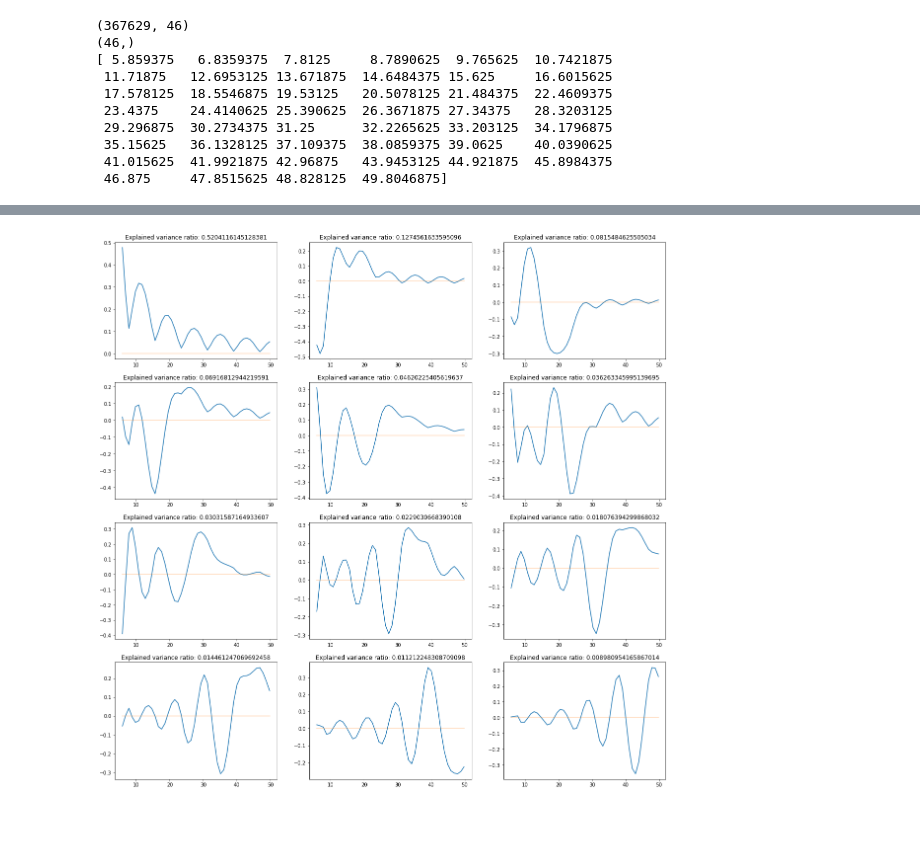
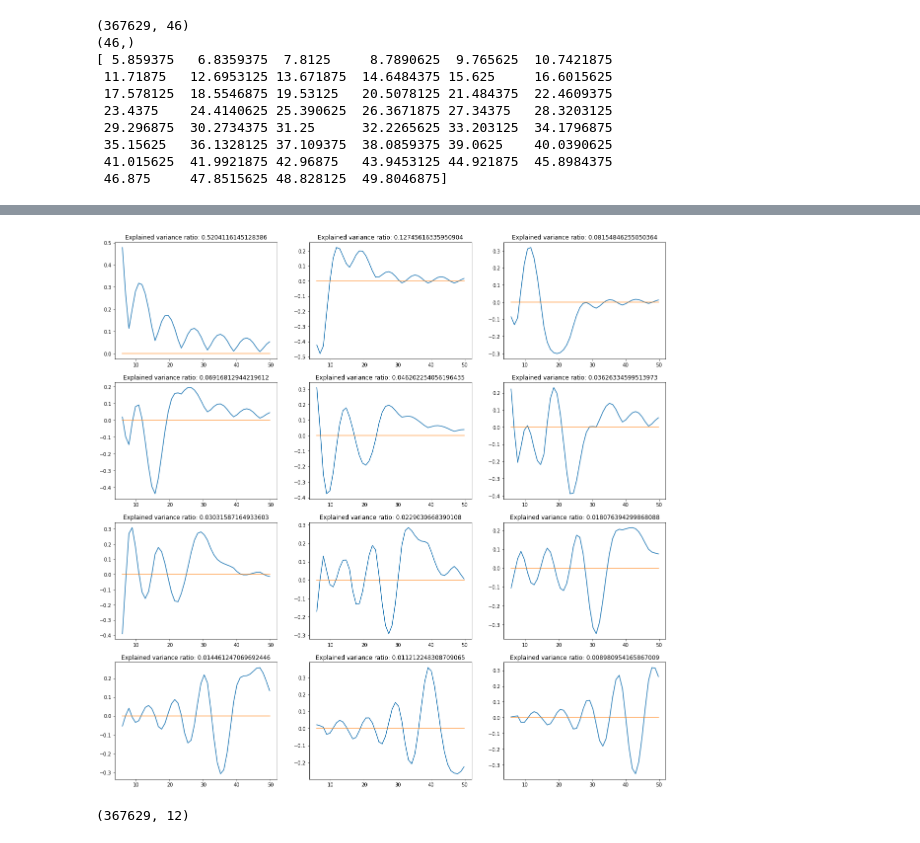
Before and after one commit to miriamvall/DD142X, a Jupyter notebook: code/notebooks/PCA 4.ipynb, the cells around one changed output, grey strips where cells are left out. Cells and saved outputs as stored; diff of their text form; code cells hidden in the pictures.

```diff
--- a/code/notebooks/PCA 4.ipynb
+++ b/code/notebooks/PCA 4.ipynb
@@ -58,6 +59,7 @@ Component 11 explains   0.9%    variance.               Sum = 0.9869997522488666
 # %%
 plt.figure(figsize = (15, 8))
 for idx, comp in enumerate(pca_model.components_):
-    plt.plot(comp * pca_model.explained_variance_ratio_[idx], alpha = 1 - idx/12)
+    plt.plot(freqs, comp * pca_model.explained_variance_ratio_[idx], alpha = 1 - idx/12)
+    plt.plot(freqs, comp * pca_model.explained_variance_ratio_[idx], 'bx', alpha = 0.5)
 plt.show()
 # %% [output]
@@ -65,14 +67,14 @@ plt.show()
 # %%
 plt.close()
 plt.figure(figsize = (20, 20))
 for idx, comp in enumerate(pca_model.components_):
     plt.subplot(4, 3, idx + 1)
     plt.title(f"Explained variance ratio: {pca_model.explained_variance_ratio_[idx]}")
     plt.plot(freqs, comp)
-    plt.plot([np.min(freqs), np.max(freqs)], [0, 0], alpha = 0.3)
+    plt.plot([np.min(freqs), np.max(freqs)], [0, 0], alpha = 0.7)
 plt.show()
 # %% [output]
-[figure, old version]
+[figure, new version]
 # %%
 n_animals = len(dataDict.keys())
 fig_n = 0
@@ -195 +213,13 @@ plt.savefig("../_data/PCA/xreflog2_n.png")
 plt.close()
+# %%
+all_pcs = pca_model.transform(
+    np.concatenate([
+        np.concatenate([
+            vals for channel, vals in dataDict[session].items()
+        ], axis = 0)
+        for session in dataDict.keys()
+    ], axis = 0)[ : , epoch_idxs].copy()
+)
+print(all_pcs.shape)
+# %% [output]
+(367629, 12)
```
Also changed, not shown: parts of 12 cells of this notebook, 12 other files.
